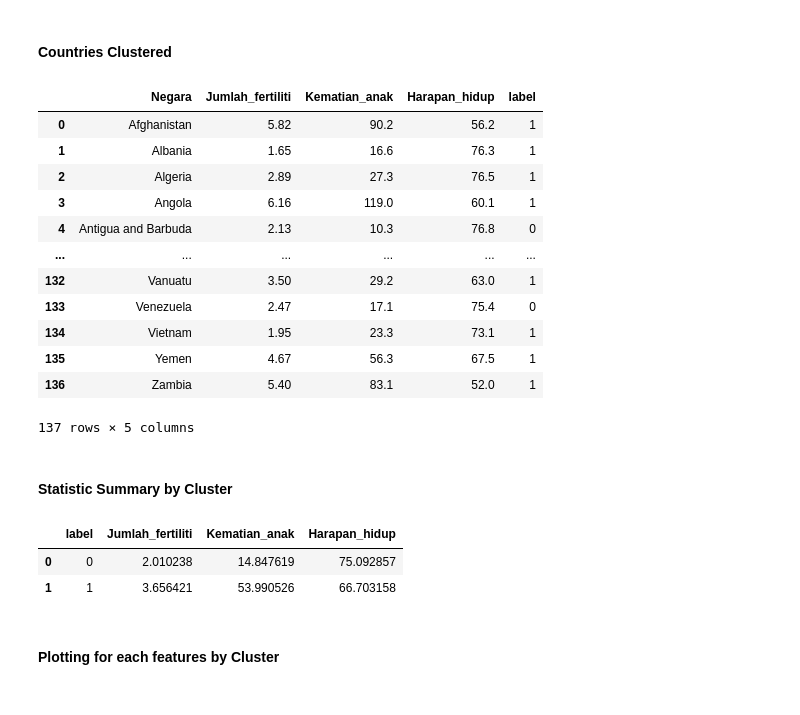
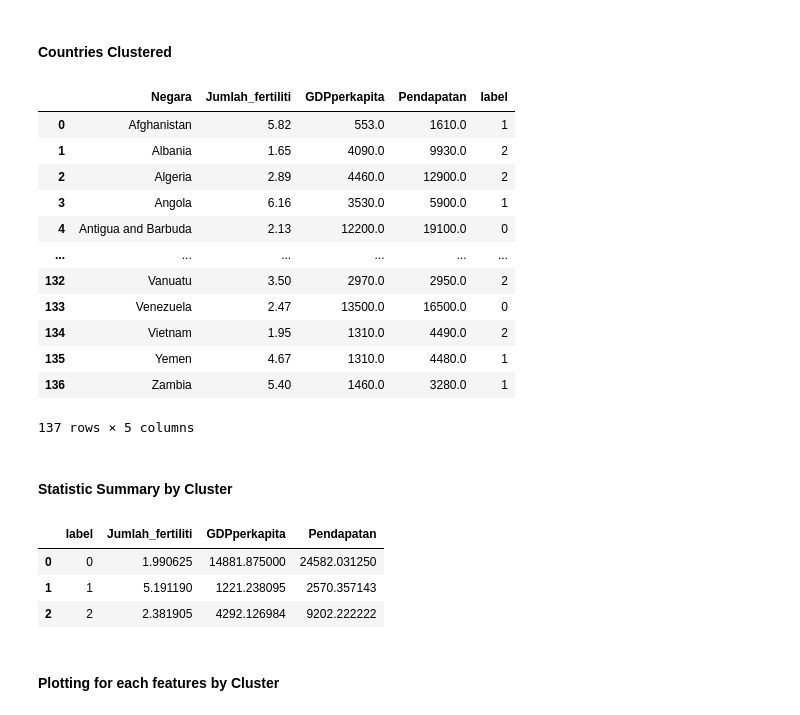
Before and after one commit to fatihdq/Clustering-The-Countries-for-Help-International, a Jupyter notebook: Clustering the Countries by using K-Means for HELP International.ipynb, the cells around one changed output. Saved outputs shown, nothing was run; the diff lists cells and outputs as text; code cells hidden in the pictures.

```diff
--- a/Clustering the Countries by using K-Means for HELP International.ipynb
+++ b/Clustering the Countries by using K-Means for HELP International.ipynb
@@ -455,3 +466,3 @@ Kita akan menggunakan kolom Jumlah_fertiliti, Kematian_anak, dan Harapan_hidup s
 # %%
-feature_selected = countries_std[['Jumlah_fertiliti','Kematian_anak','Harapan_hidup']]
+feature_selected = countries_std[['Jumlah_fertiliti','GDPperkapita','Pendapatan']]
 # %% [markdown]
@@ -459,9 +470,9 @@ feature_selected = countries_std[['Jumlah_fertiliti','Kematian_anak','Harapan_hi
 # %%
-kmeans_n2 = KMeans(n_clusters=2, init='k-means++',max_iter=1000,random_state=42)
-kmeans_n2.fit(feature_selected)
-y_kmeans_n2 = kmeans_n2.labels_
-countries_n2 = feature_selected.copy()
-countries_n2['label'] = y_kmeans_n2
+kmeans_n3 = KMeans(n_clusters=3, init='k-means++',max_iter=1000,random_state=42)
+kmeans_n3.fit(feature_selected)
+y_kmeans_n3 = kmeans_n3.labels_
+countries_n3 = feature_selected.copy()
+countries_n3['label'] = y_kmeans_n3
 
-center_n2 = kmeans_n2.cluster_centers_
+center_n3 = kmeans_n3.cluster_centers_
 # %% [markdown]
@@ -500,32 +512,33 @@ Sesuai dengan tujuan dari project ini yaitu untuk menenentukan prioritas negara
 # %% [markdown]
 #### Countries Clustered
 # %%
-countries_labeled = pd.concat([country,outlier_removed[['Jumlah_fertiliti','Kematian_anak','Harapan_hidup']]],axis=1)
-countries_labeled['label'] = y_kmeans_n5
+countries_labeled = pd.concat([country,outlier_removed[['Jumlah_fertiliti','GDPperkapita','Pendapatan']]],axis=1)
+countries_labeled['label'] = y_kmeans_n3
 countries_labeled
 # %% [output]
-|  | Negara | Jumlah_fertiliti | Kematian_anak | Harapan_hidup | label |
-| 0 | Afghanistan | 5.82 | 90.2 | 56.2 | 1 |
-| 1 | Albania | 1.65 | 16.6 | 76.3 | 1 |
-| 2 | Algeria | 2.89 | 27.3 | 76.5 | 1 |
-| 3 | Angola | 6.16 | 119.0 | 60.1 | 1 |
-| 4 | Antigua and Barbuda | 2.13 | 10.3 | 76.8 | 0 |
+|  | Negara | Jumlah_fertiliti | GDPperkapita | Pendapatan | label |
+| 0 | Afghanistan | 5.82 | 553.0 | 1610.0 | 1 |
+| 1 | Albania | 1.65 | 4090.0 | 9930.0 | 2 |
+| 2 | Algeria | 2.89 | 4460.0 | 12900.0 | 2 |
+| 3 | Angola | 6.16 | 3530.0 | 5900.0 | 1 |
+| 4 | Antigua and Barbuda | 2.13 | 12200.0 | 19100.0 | 0 |
 | ... | ... | ... | ... | ... | ... |
-| 132 | Vanuatu | 3.50 | 29.2 | 63.0 | 1 |
-| 133 | Venezuela | 2.47 | 17.1 | 75.4 | 0 |
-| 134 | Vietnam | 1.95 | 23.3 | 73.1 | 1 |
-| 135 | Yemen | 4.67 | 56.3 | 67.5 | 1 |
-| 136 | Zambia | 5.40 | 83.1 | 52.0 | 1 |
+| 132 | Vanuatu | 3.50 | 2970.0 | 2950.0 | 2 |
+| 133 | Venezuela | 2.47 | 13500.0 | 16500.0 | 0 |
+| 134 | Vietnam | 1.95 | 1310.0 | 4490.0 | 2 |
+| 135 | Yemen | 4.67 | 1310.0 | 4480.0 | 1 |
+| 136 | Zambia | 5.40 | 1460.0 | 3280.0 | 1 |
 137 rows × 5 columns
 # %% [markdown]
 #### Statistic Summary by Cluster
 # %%
-countries_groupby = countries_labeled.groupby(['label'])[['Negara','Jumlah_fertiliti','Kematian_anak','Harapan_hidup']].mean().reset_index()
+countries_groupby = countries_labeled.groupby(['label']).mean().reset_index()
 countries_groupby
 # %% [output]
-|  | label | Jumlah_fertiliti | Kematian_anak | Harapan_hidup |
-| 0 | 0 | 2.010238 | 14.847619 | 75.092857 |
-| 1 | 1 | 3.656421 | 53.990526 | 66.703158 |
+|  | label | Jumlah_fertiliti | GDPperkapita | Pendapatan |
+| 0 | 0 | 1.990625 | 14881.875000 | 24582.031250 |
+| 1 | 1 | 5.191190 | 1221.238095 | 2570.357143 |
+| 2 | 2 | 2.381905 | 4292.126984 | 9202.222222 |
 # %% [markdown]
 ####  Plotting for each features by Cluster
 # %%
```
Also changed, not shown: parts of 15 cells of this notebook.
